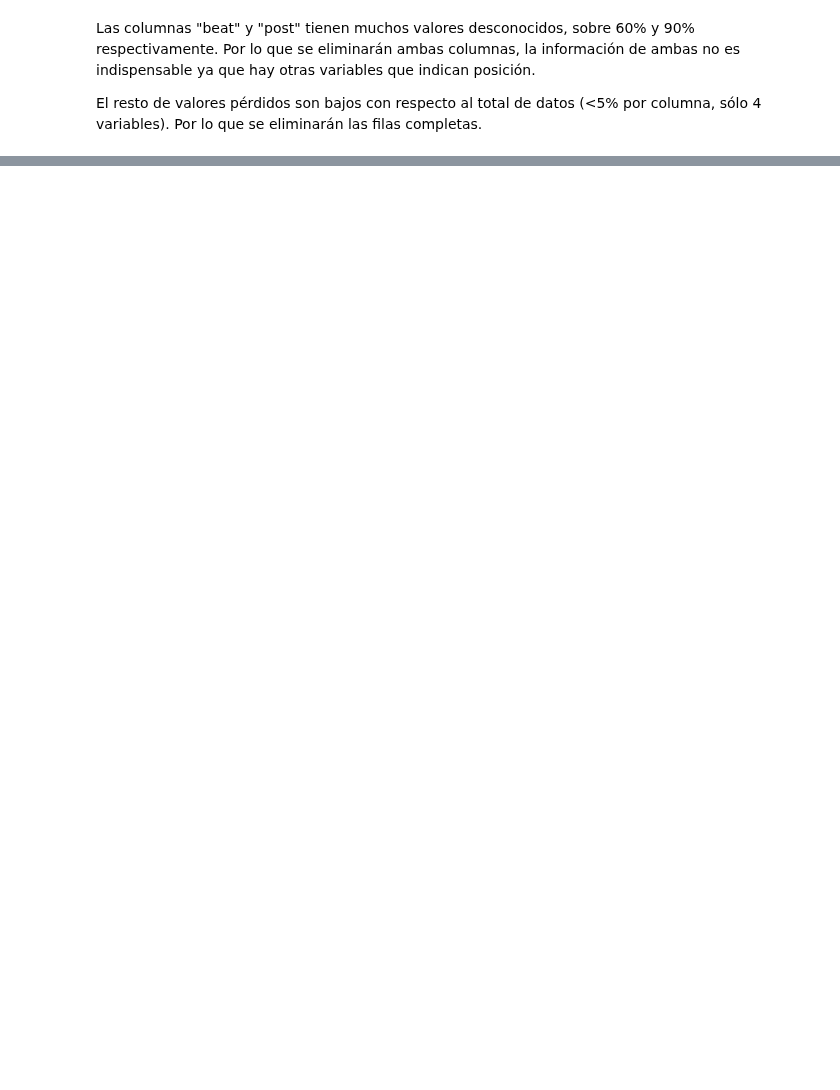
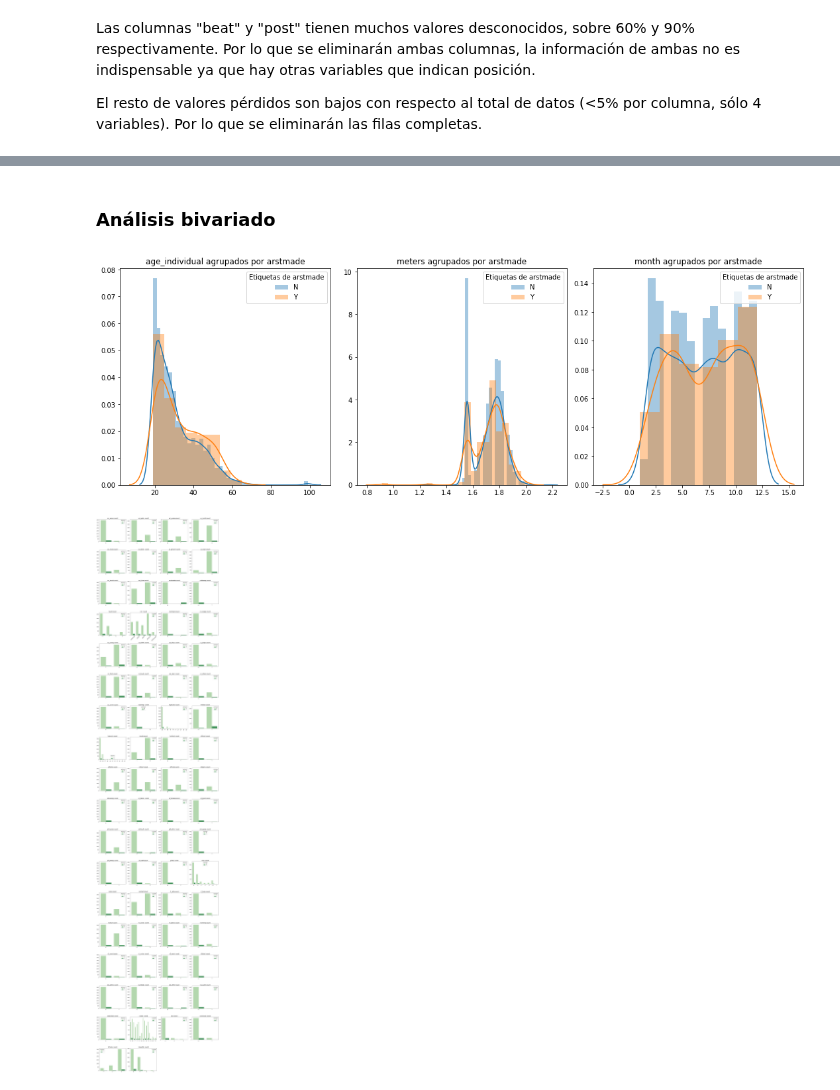
Before and after one commit to danoffn/Data-Science, a Jupyter notebook: 3 - Machine Learning/Prueba/Prueba2/Prueba 2 - Analizado los crímenes en la Ciudad de Nueva York.ipynb, the cells around one changed output, grey strips where cells are left out. Cells and saved outputs as stored; diff of their text form; code cells hidden in the pictures; blank space fills up the shorter version.

Commit message:
Agrega grafico bivariado

```diff
--- a/3 - Machine Learning/Prueba/Prueba2/Prueba 2 - Analizado los crímenes en la Ciudad de Nueva York.ipynb
+++ b/3 - Machine Learning/Prueba/Prueba2/Prueba 2 - Analizado los crímenes en la Ciudad de Nueva York.ipynb
@@ -203,0 +233,7 @@ get_graph(df.sort_index(axis="index"))
+# %% [markdown]
+### Análisis bivariado
+# %%
+get_graph_2D(df.sort_index(axis="index"), "arstmade")
+# %% [output]
+[figure, added]
+[figure, added]
```
Also changed, not shown: parts of 7 cells of this notebook, 1 other file.
